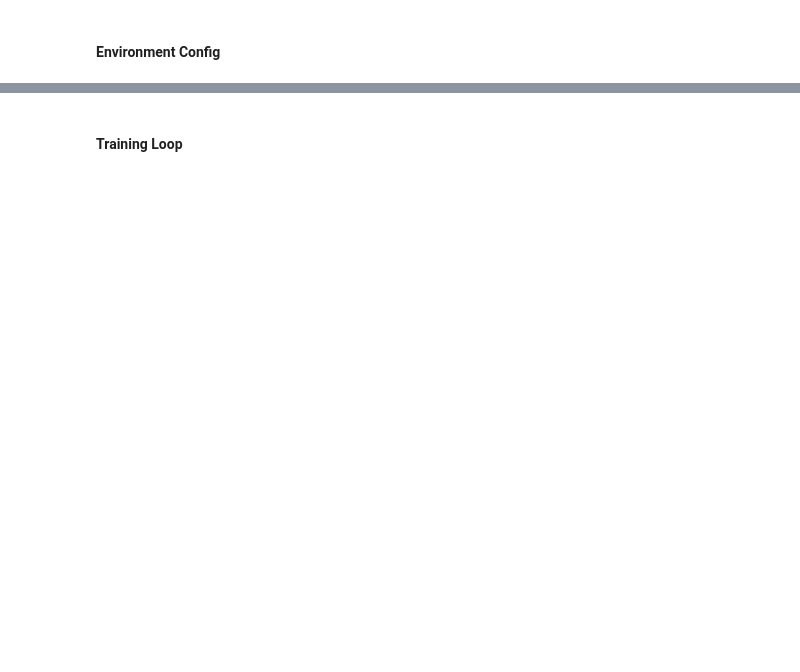
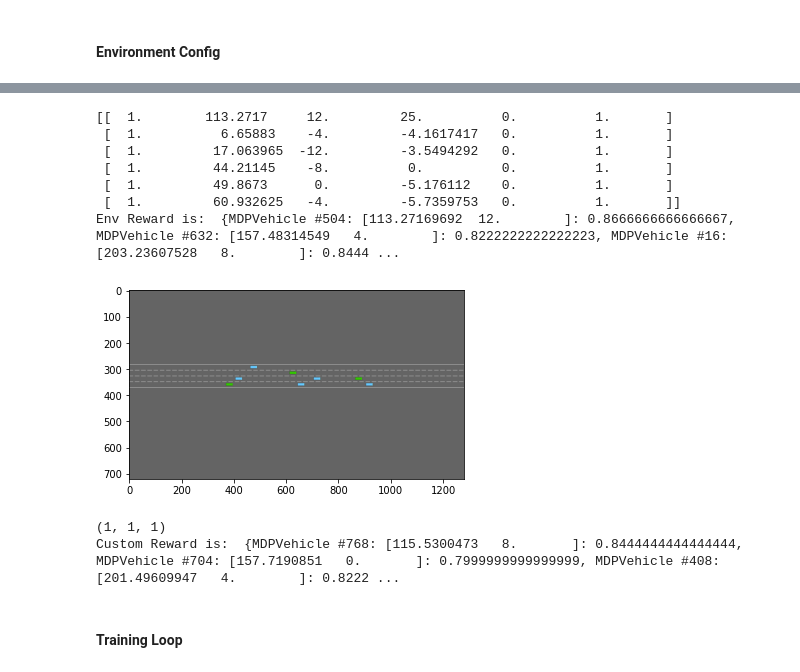
Before and after one commit to charbel-a-hC/ups-marl-benchmark, a Jupyter notebook: SML_CharbelAbiHana_Project.ipynb, the cells around one changed output, grey strips where cells are left out. Saved outputs shown, nothing was run; the diff lists cells and outputs as text; code cells hidden in the pictures; blank space fills up the shorter version.

```diff
--- a/SML_CharbelAbiHana_Project.ipynb
+++ b/SML_CharbelAbiHana_Project.ipynb
@@ -365,0 +457,14 @@ env.configure({
+# %%
+next_obs, _, done, info = env.step((1, 1, 1))
+plt.imshow(env.render(mode= "rgb_array"))
+print(next_obs[0])
+print("Env Reward is: ", _)
+# %% [output]
+[[  1.        113.2717     12.         25.          0.          1.       ]
+ [  1.          6.65883    -4.         -4.1617417   0.          1.       ]
+ [  1.         17.063965  -12.         -3.5494292   0.          1.       ]
+ [  1.         44.21145    -8.          0.          0.          1.       ]
+ [  1.         49.8673      0.         -5.176112    0.          1.       ]
+ [  1.         60.932625   -4.         -5.7359753   0.          1.       ]]
+Env Reward is:  {MDPVehicle #504: [113.27169692  12.        ]: 0.8666666666666667, MDPVehicle #632: [157.48314549   4.        ]: 0.8222222222222223, MDPVehicle #16: [203.23607528   8.        ]: 0.8444 ...
+[figure, added]
@@ -365,0 +473,6 @@ env.configure({
+# %%
+reward = wrapped_env.reward((1, 1, 1))
+print("Custom Reward is: ", reward)
+# %% [output]
+(1, 1, 1)
+Custom Reward is:  {MDPVehicle #768: [115.5300473   8.       ]: 0.8444444444444444, MDPVehicle #704: [157.7190851   0.       ]: 0.7999999999999999, MDPVehicle #408: [201.49609947   4.        ]: 0.8222 ...
```
Also changed, not shown: parts of 17 cells of this notebook, 4 other files.
